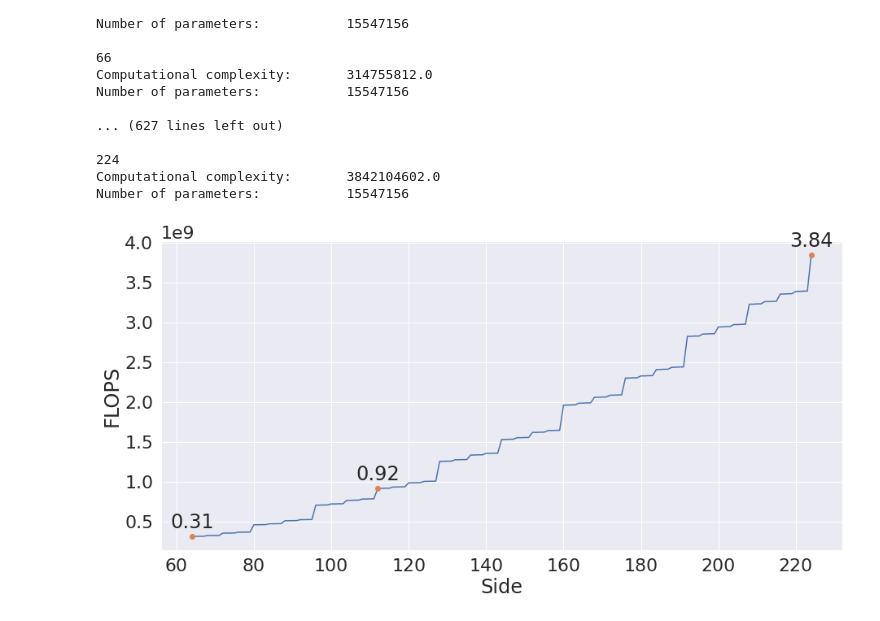
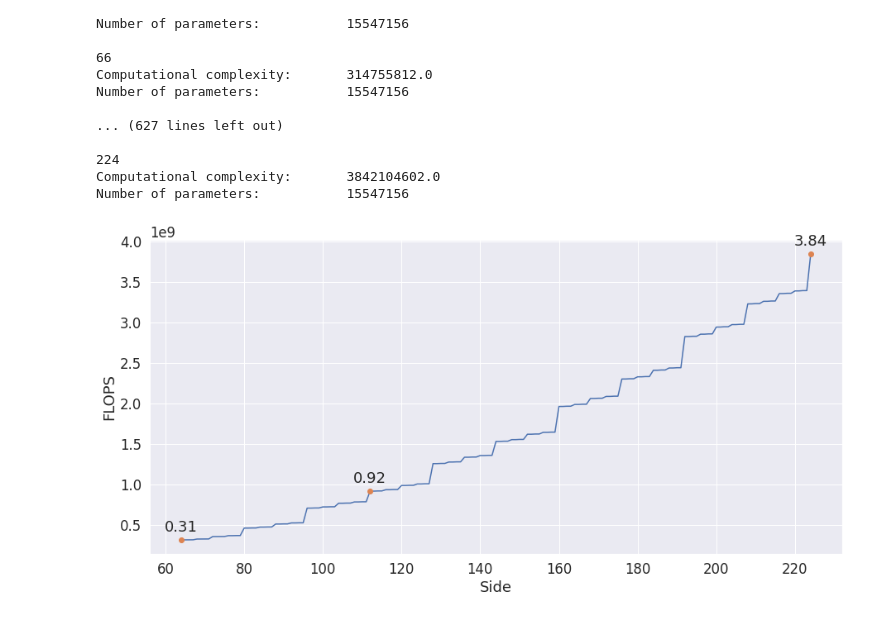
Before and after one commit to knmac/sparse_sensing_actreg, a Jupyter notebook: experiments/san_scale_flops.ipynb, the cells around one changed output. Saved outputs shown, nothing was run; the diff lists cells and outputs as text; code cells hidden in the pictures.

```diff
--- a/experiments/san_scale_flops.ipynb
+++ b/experiments/san_scale_flops.ipynb
@@ -152,22 +152,22 @@ Number of parameters:           15547156
 Computational complexity:       3842104602.0
 Number of parameters:           15547156
 # %%
-sns.set(font_scale=2)
+sns.set(font_scale=1.5)
 fig, ax = plt.subplots(1, 1, figsize=(15, 7))
 ax.plot(side_lst, flops_lst)
 ax.set_xlabel('Side')
 ax.set_ylabel('FLOPS')
 
 ax.plot([side_lst[x-64] for x in [64, 112, 224]], [flops_lst[x-64] for x in [64, 112, 224]], 'o')
 for side in [64, 112, 224]:
     idx = side - 64
     ax.annotate('{:.02f}'.format(flops_lst[idx] * 1e-9),
                 (side_lst[idx], flops_lst[idx]),
                 textcoords="offset points",
                 xytext=(0, 10),
                 ha='center',
                )
 
-# plt.savefig('resolution_analysis.pdf')
+# plt.savefig('resolution_analysis.pdf', bbox_inches='tight')
 # %% [output]
-[figure, old version]
+[figure, new version]
```
Also changed, not shown: 1 other file.
